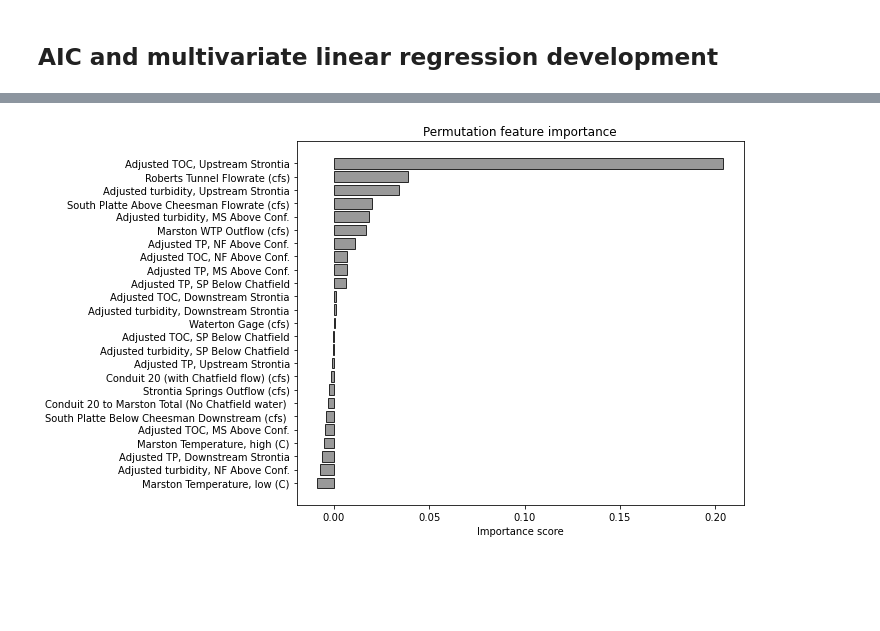
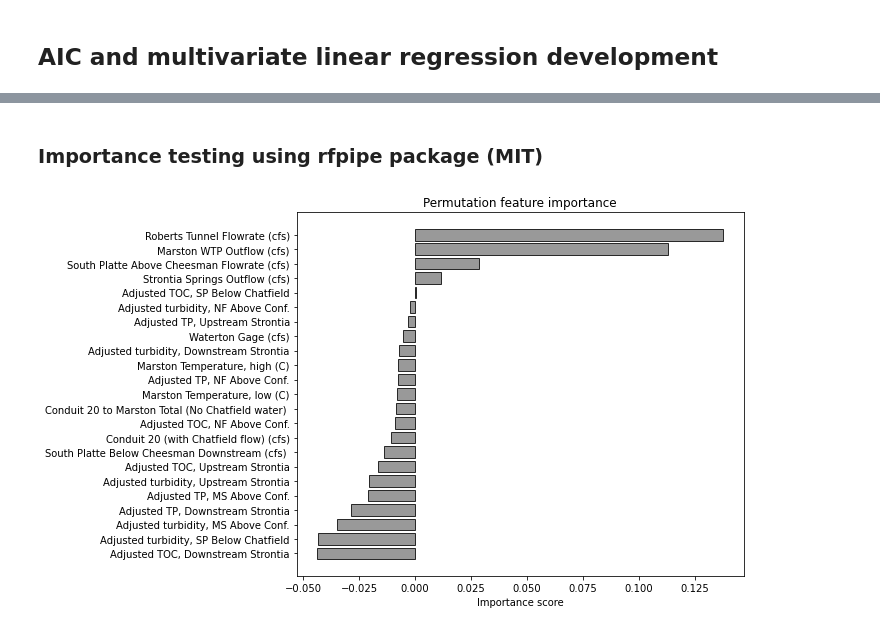
Before and after one commit to maanavjhatakia/geosmin_copy, a Jupyter notebook: final_compiled_analysis_2.ipynb, the cells around one changed output, grey strips where cells are left out. Cells and saved outputs as stored; diff of their text form; code cells hidden in the pictures; blank space fills up the shorter version.

```diff
--- a/final_compiled_analysis_2.ipynb
+++ b/final_compiled_analysis_2.ipynb
@@ -217,0 +305,11 @@ df_final = df_final.dropna(subset = ['Cheesman Air Temperature, High (C)'])
+# %%
+df_final['Adjusted TP, MS Above Conf.'] = df_final['Adjusted TP, MS Above Conf.'] + 1
+df_final['Adjusted turbidity, MS Above Conf.'] = df_final['Adjusted turbidity, MS Above Conf.'] + 1
+df_final['Adjusted TP, NF Above Conf.'] = df_final['Adjusted TP, NF Above Conf.'] + 1
+df_final['Adjusted turbidity, NF Above Conf.'] = df_final['Adjusted turbidity, NF Above Conf.'] + 1.5
+df_final['Adjusted TP, Downstream Strontia'] = df_final['Adjusted TP, Downstream Strontia'] + 1
+df_final['Adjusted turbidity, Downstream Strontia'] = df_final['Adjusted turbidity, Downstream Strontia'] + 1.437
+df_final['Adjusted TP, Upstream Strontia'] = df_final['Adjusted TP, Upstream Strontia'] + 1
+df_final['Adjusted turbidity, Upstream Strontia'] = df_final['Adjusted turbidity, Upstream Strontia'] + 1
+df_final['Adjusted TP, SP Below Chatfield'] = df_final['Adjusted TP, SP Below Chatfield'] + 1
+df_final['Adjusted turbidity, SP Below Chatfield'] = df_final['Adjusted turbidity, SP Below Chatfield'] + 2.5
@@ -217,0 +334,7 @@ df_final = df_final.dropna(subset = ['Cheesman Air Temperature, High (C)'])
+# %%
+#done to account of mis-inputs of flows
+
+df_final['Conduit 20 (with Chatfield flow) (cfs)'] = df_final['Conduit 20 (with Chatfield flow) (cfs)'] + 0.09
+df_final['Marston WTP Outflow (cfs)'] = df_final['Marston WTP Outflow (cfs)'] + 4.51
+df_final['Conduit 20 to Marston Total (No Chatfield water) '] = df_final['Conduit 20 to Marston Total (No Chatfield water) '] + 0.09
+df_final['Roberts Tunnel Flowrate (cfs)'] = df_final['Roberts Tunnel Flowrate (cfs)'] + 2
@@ -366,0 +561,3 @@ res = stats.probplot(result['FORMATTED_ENTRY'], plot=plt)
+# %%
+#dropping column from above
+result = result.drop(columns = ['Adjusted TP, SP Below Chatfield'])
@@ -439,10 +709,12 @@ Notes:
+# %% [markdown]
+### Importance testing using rfpipe package (MIT)
 # %%
 #testing and training data
 import rfpimp
 from sklearn.ensemble import RandomForestRegressor
 from sklearn.model_selection import train_test_split
 
-features_imp = ['Adjusted TOC, MS Above Conf.',
+features_imp = [#'Adjusted TOC, MS Above Conf.',
  'Adjusted TP, MS Above Conf.',
  'Adjusted turbidity, MS Above Conf.',
  'Adjusted TOC, NF Above Conf.',
@@ -455,7 +727,7 @@ features_imp = ['Adjusted TOC, MS Above Conf.',
  'Adjusted TP, Upstream Strontia',
  'Adjusted turbidity, Upstream Strontia',
  'Adjusted TOC, SP Below Chatfield',
- 'Adjusted TP, SP Below Chatfield',
+ #'Adjusted TP, SP Below Chatfield',
  'Adjusted turbidity, SP Below Chatfield',
  'Waterton Gage (cfs)',
  'South Platte Above Cheesman Flowrate (cfs)',
@@ -466,35 +738,35 @@ features_imp = ['Adjusted TOC, MS Above Conf.',
  'Marston WTP Outflow (cfs)',
  'Strontia Springs Outflow (cfs)',
  'Marston Temperature, high (C)',
  'Marston Temperature, low (C)',
  'FORMATTED_ENTRY'
  ]
 
-result_train, result_test = train_test_split(result, test_size=0.20)
+result_train, result_test = train_test_split(result, test_size=0.20, random_state= 42)
 result_train = result_train[features_imp]
 result_test = result_test[features_imp]
 
 X_train, y_train = result_train.drop('FORMATTED_ENTRY',axis=1), result_train['FORMATTED_ENTRY']
 X_test, y_test = result_test.drop('FORMATTED_ENTRY',axis=1), result_test['FORMATTED_ENTRY']
 
 rf = RandomForestRegressor(n_estimators=100, n_jobs=-1)
 rf.fit(X_train, y_train)
 
 #permutation feature importance
 imp = rfpimp.importances(rf, X_test, y_test)
 
 fig, ax = plt.subplots(figsize=(10, 6))
 
 ax.barh(imp.index, imp['Importance'], height=0.8, facecolor='grey', alpha=0.8, edgecolor='k')
 ax.set_xlabel('Importance score')
 ax.set_title('Permutation feature importance')
 #ax.text(0.8, 0.15, 'aegis4048.github.io', fontsize=12, ha='center', va='center',
 #        transform=ax.transAxes, color='grey', alpha=0.5)
 plt.gca().invert_yaxis()
 
 fig.tight_layout()
 # %% [output]
-[figure, old version]
+[figure, new version]
 # %%
 import numpy as np
 import pandas as pd
```
Also changed, not shown: parts of 30 cells of this notebook, 39 other files.
